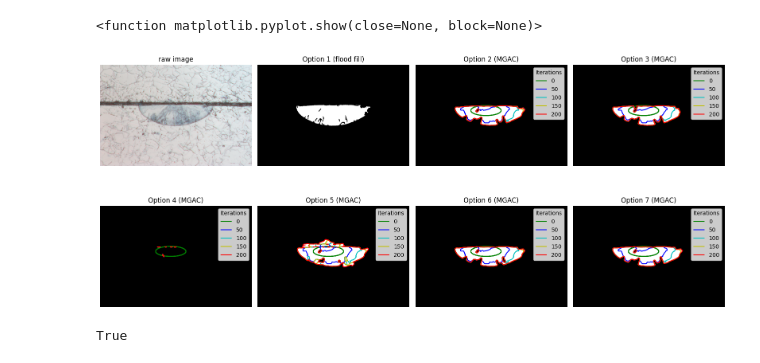
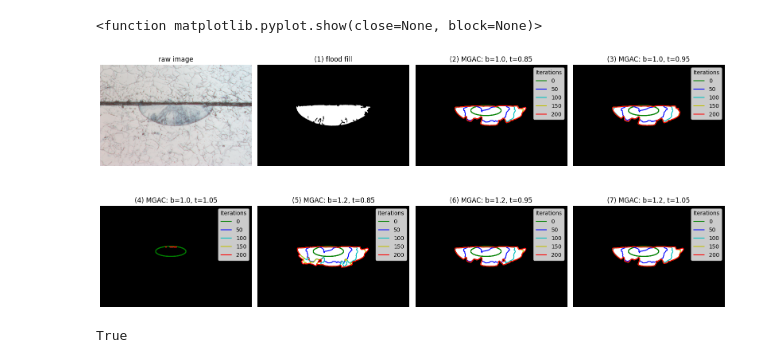
Before and after one commit to nanoMFG/lpbf-cs-image-analysis, a Jupyter notebook: playbook.ipynb, the cells around one changed output. Drawn from its saved outputs; the diff is of its cells as text; code cells hidden in the pictures.

```diff
--- a/playbook.ipynb
+++ b/playbook.ipynb
@@ -164,35 +167,35 @@ ax[0].set_title('raw image', fontsize=12)
 ax[0].set_axis_off()
 
 dilation_blur, mask = edge_detection(img_path, centre_x, centre_y)
 
 masks.append(mask)
 ax[1].imshow(mask, cmap='gray')
 ax[1].set_title('(1) flood fill', fontsize=12)
 ax[1].set_axis_off()
 
 i = 2
 for balloon in [1.0, 1.2]:
     for thresh in [0.85, 0.95, 1.05]:
         output, evolution = mgas(img=dilation_blur, initialisation=init, balloon=balloon, threshold=thresh)
-        masks.append(output*255)
+        masks.append(output.astype(np.uint8) * 255)
         ax[i].imshow(output, cmap="gray")
         ax[i].set_axis_off()
         iterations = [0, 50, 100, 150, 200]
         colors = ['g', 'b', 'c', 'y', 'r']
         le = []
         for index, iteration in enumerate([0, 50, 100, 150, 200]):
             contour = ax[i].contour(evolution[iteration], [0.5], colors=colors[index])
             le.append(contour.legend_elements()[0][0])
 
         ax[i].legend(le, iterations, title="Iterations", loc="upper right")
         title = f"({i}) MGAC: b={balloon}, t={thresh}"
         ax[i].set_title(title, fontsize=12)
         i += 1
 plt.tight_layout()
 plt.show
 # %% [output]
 <function matplotlib.pyplot.show(close=None, block=None)>
-[figure, old version]
+[figure, new version]
 # %%
 best_mask = 2
 
```
Also changed, not shown: parts of 1 cell of this notebook, 1 other file.
